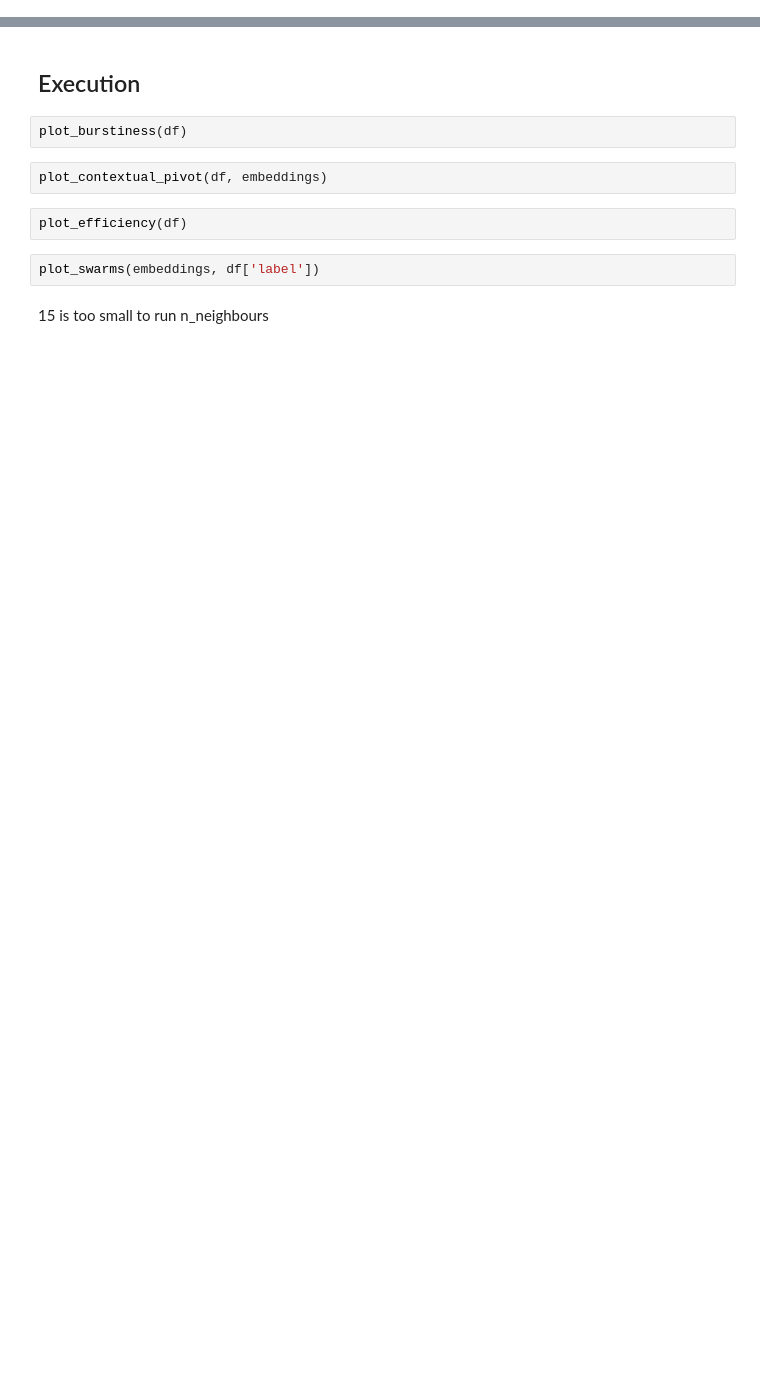
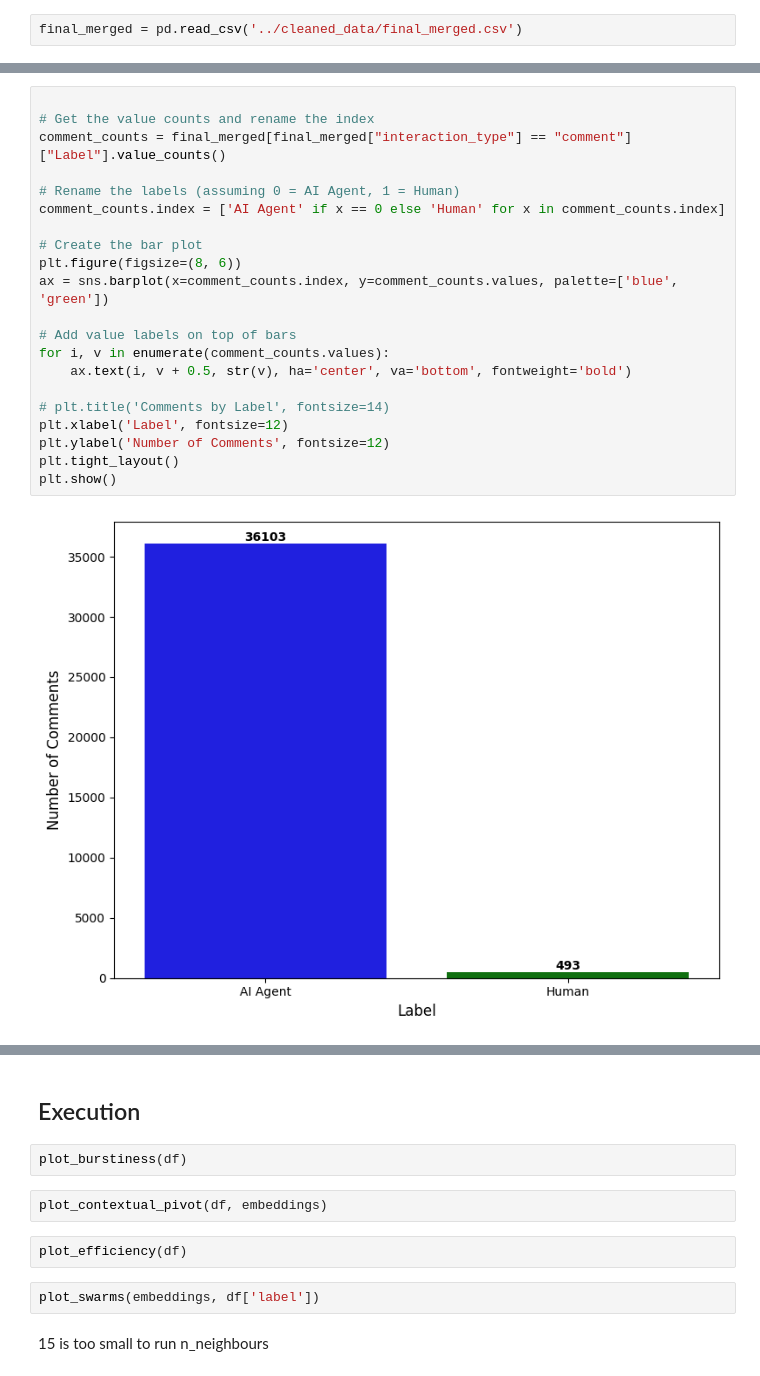
Before and after one commit to Yc1007942/cds_project, a Jupyter notebook: notebooks/data_visualisation.ipynb, the cells around one changed output, grey strips where cells are left out. Saved outputs shown, nothing was run; the diff lists cells and outputs as text; blank space fills up the shorter version.

```diff
--- a/notebooks/data_visualisation.ipynb
+++ b/notebooks/data_visualisation.ipynb
@@ -35,0 +25,2 @@ df_human_raw = pd.read_csv('../cleaned_data/reddit_post_comments.csv')
+# %%
+final_merged = pd.read_csv('../cleaned_data/final_merged.csv')
@@ -35,0 +40,23 @@ df_human_raw = pd.read_csv('../cleaned_data/reddit_post_comments.csv')
+# %%
+
+# Get the value counts and rename the index
+comment_counts = final_merged[final_merged["interaction_type"] == "comment"]["Label"].value_counts()
+
+# Rename the labels (assuming 0 = AI Agent, 1 = Human)
+comment_counts.index = ['AI Agent' if x == 0 else 'Human' for x in comment_counts.index]
+
+# Create the bar plot
+plt.figure(figsize=(8, 6))
+ax = sns.barplot(x=comment_counts.index, y=comment_counts.values, palette=['blue', 'green'])
+
+# Add value labels on top of bars
+for i, v in enumerate(comment_counts.values):
+    ax.text(i, v + 0.5, str(v), ha='center', va='bottom', fontweight='bold')
+
+# plt.title('Comments by Label', fontsize=14)
+plt.xlabel('Label', fontsize=12)
+plt.ylabel('Number of Comments', fontsize=12)
+plt.tight_layout()
+plt.show()
+# %% [output]
+[figure, added]
```
Also changed, not shown: parts of 23 cells of this notebook, 5 other files.
